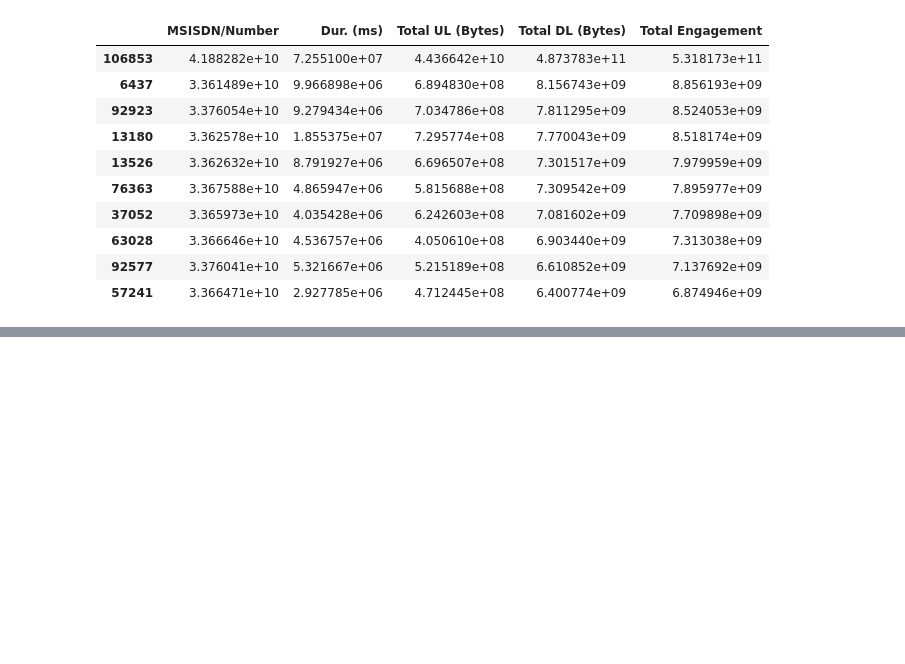
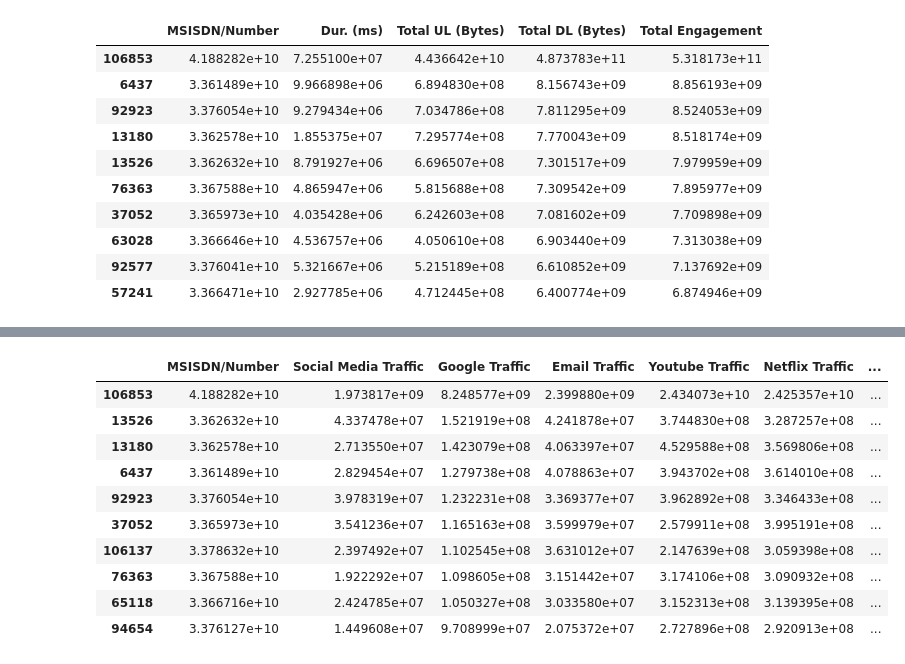
Before and after one commit to abrhamadddis/Week-1-User-Analytics-in-the-Telecommunication-Industry, a Jupyter notebook: note_book/user_engagement.ipynb, the cells around one changed output, grey strips where cells are left out. Saved outputs shown, nothing was run; the diff lists cells and outputs as text; code cells hidden in the pictures; blank space fills up the shorter version.

```diff
--- a/note_book/user_engagement.ipynb
+++ b/note_book/user_engagement.ipynb
@@ -79,0 +123,14 @@ top_10_customers
+# %%
+top_10_social_media_users
+# %% [output]
+|  | MSISDN/Number | Social Media Traffic | Google Traffic | Email Traffic | Youtube Traffic | Netflix Traffic | ... |
+| 106853 | 4.188282e+10 | 1.973817e+09 | 8.248577e+09 | 2.399880e+09 | 2.434073e+10 | 2.425357e+10 | ... |
+| 13526 | 3.362632e+10 | 4.337478e+07 | 1.521919e+08 | 4.241878e+07 | 3.744830e+08 | 3.287257e+08 | ... |
+| 13180 | 3.362578e+10 | 2.713550e+07 | 1.423079e+08 | 4.063397e+07 | 4.529588e+08 | 3.569806e+08 | ... |
+| 6437 | 3.361489e+10 | 2.829454e+07 | 1.279738e+08 | 4.078863e+07 | 3.943702e+08 | 3.614010e+08 | ... |
+| 92923 | 3.376054e+10 | 3.978319e+07 | 1.232231e+08 | 3.369377e+07 | 3.962892e+08 | 3.346433e+08 | ... |
+| 37052 | 3.365973e+10 | 3.541236e+07 | 1.165163e+08 | 3.599979e+07 | 2.579911e+08 | 3.995191e+08 | ... |
+| 106137 | 3.378632e+10 | 2.397492e+07 | 1.102545e+08 | 3.631012e+07 | 2.147639e+08 | 3.059398e+08 | ... |
+| 76363 | 3.367588e+10 | 1.922292e+07 | 1.098605e+08 | 3.151442e+07 | 3.174106e+08 | 3.090932e+08 | ... |
+| 65118 | 3.366716e+10 | 2.424785e+07 | 1.050327e+08 | 3.033580e+07 | 3.152313e+08 | 3.139395e+08 | ... |
+| 94654 | 3.376127e+10 | 1.449608e+07 | 9.708999e+07 | 2.075372e+07 | 2.727896e+08 | 2.920913e+08 | ... |
```
Also changed, not shown: parts of 7 cells of this notebook.
